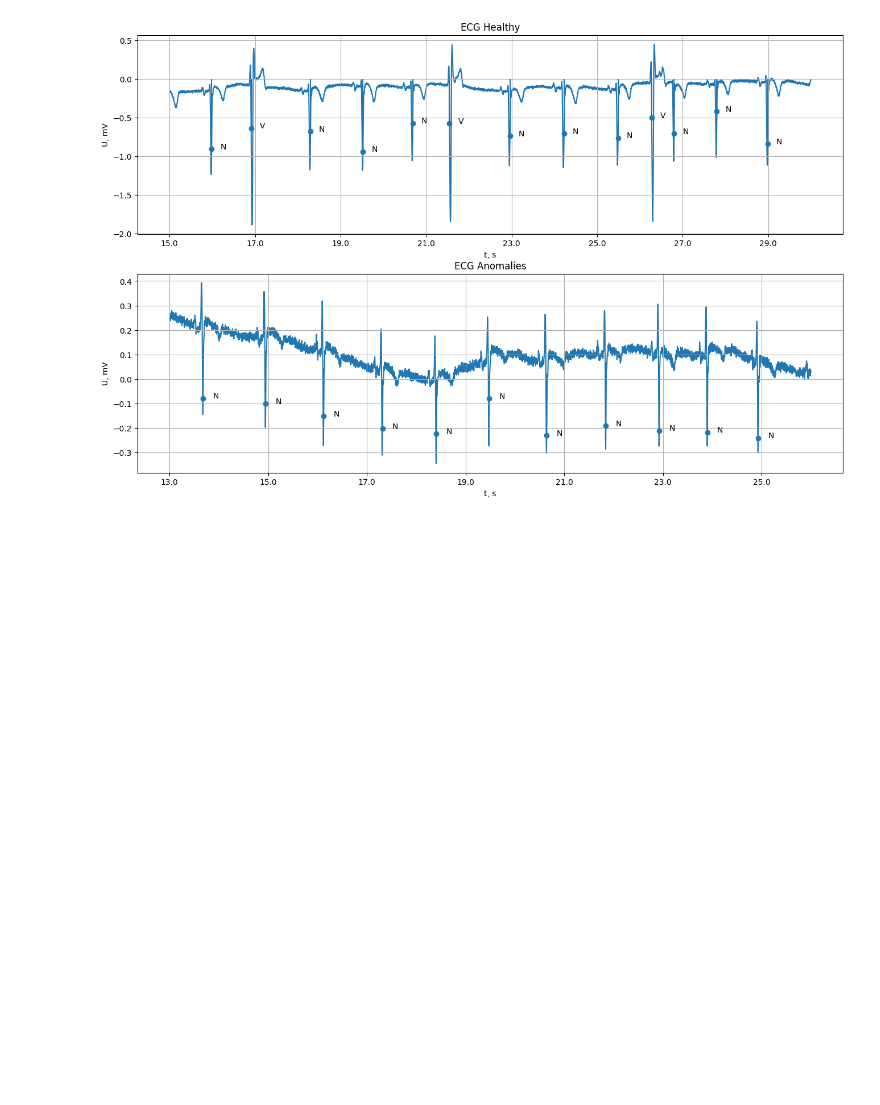
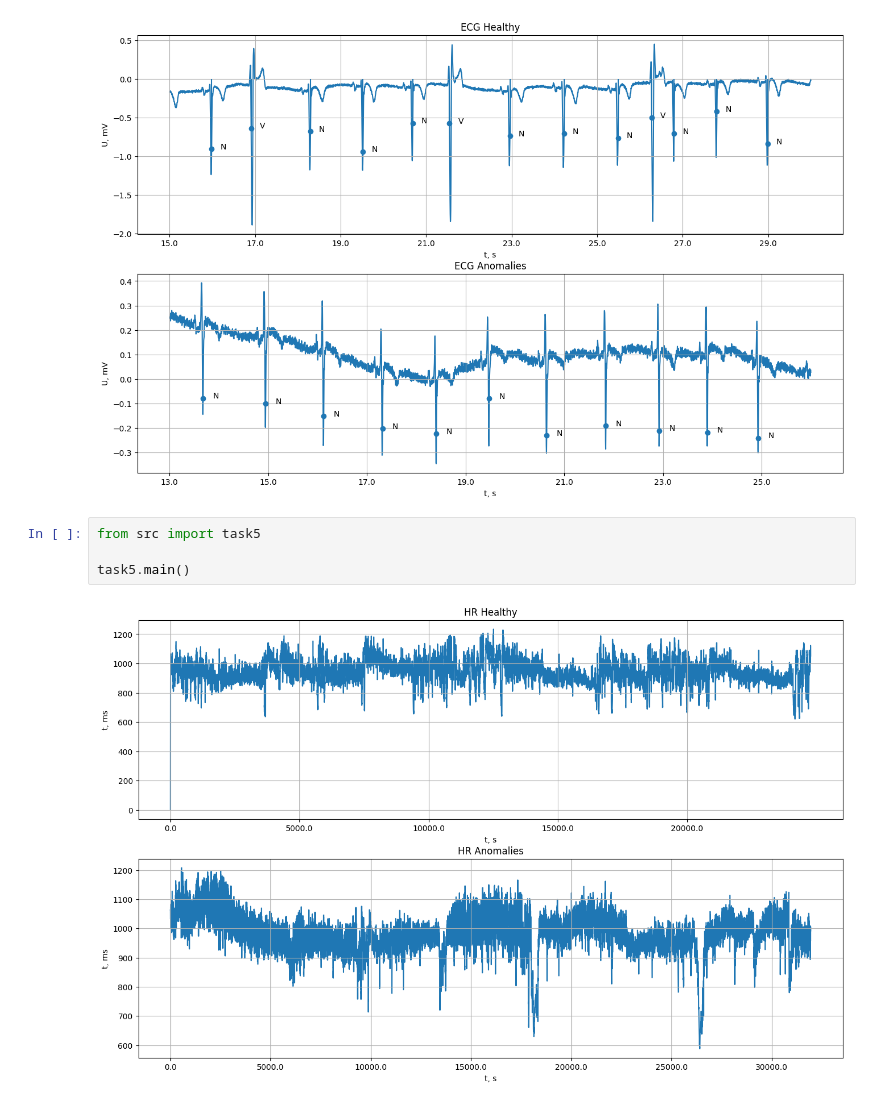
Before and after one commit to fruzitent/kpi-122, a Jupyter notebook: q3_signals/lab02/notebook/plots.ipynb, the cells around one changed output. Drawn from its saved outputs; the diff is of its cells as text; blank space fills up the shorter version.

Commit message:
task5

```diff
--- a/q3_signals/lab02/notebook/plots.ipynb
+++ b/q3_signals/lab02/notebook/plots.ipynb
@@ -25,3 +25,9 @@ from src import task4
 task4.main()
 # %% [output]
 [figure]
+# %%
+from src import task5
+
+task5.main()
+# %% [output]
+[figure, added]
```
Also changed, not shown: 5 other files.
